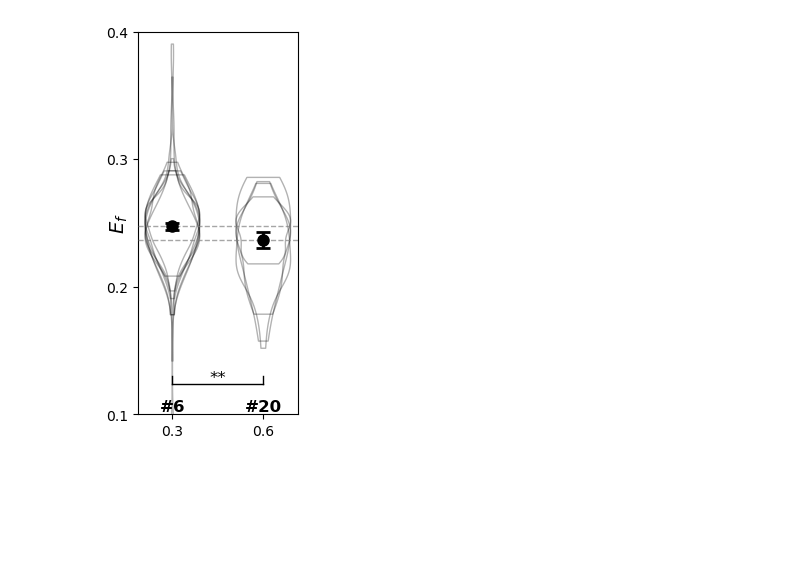
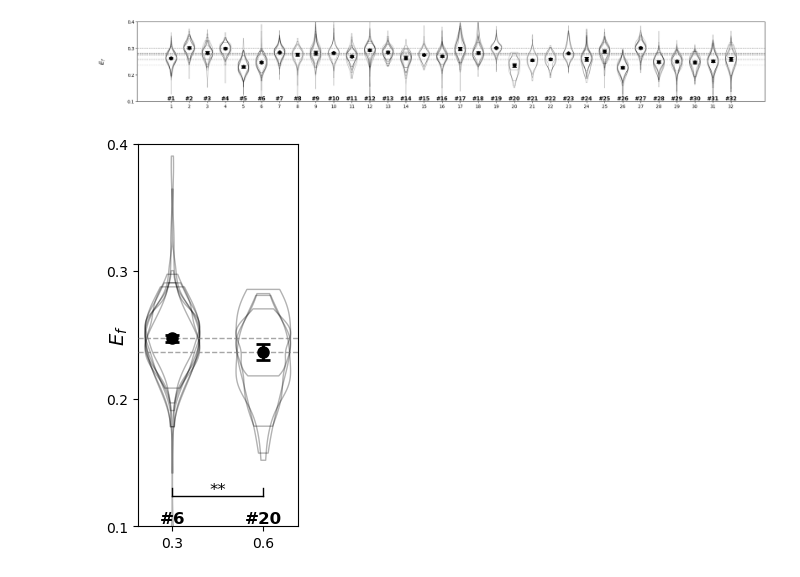
Before and after one commit to sukeniklab/GOOSE_2026, a Jupyter notebook: FRET_data_TB/ViolinPlots.ipynb, the cells around one changed output. Drawn from its saved outputs; the diff is of its cells as text; code cells hidden in the pictures; blank space fills up the shorter version.

Commit message:
added "all" violins

```diff
--- a/FRET_data_TB/ViolinPlots.ipynb
+++ b/FRET_data_TB/ViolinPlots.ipynb
@@ -108,14 +108,15 @@ def plot_violin_by_construct(df, constructs, column='Ef_cell', colors=None, figs
             mean_of_medians = np.mean(well_medians)
             std_of_medians = np.std(well_medians, ddof=1) if len(well_medians) > 1 else 0
 
-            # Add grey dashed horizontal line at mean of medians
-            ax.axhline(y=mean_of_medians,
-                      color='grey', linestyle='--', linewidth=1, zorder=5, alpha = .7)
-
             # Plot mean of medians as a point with error bar
             ax.errorbar(i, mean_of_medians, yerr=std_of_medians,
                        fmt='o', color='black', markersize=8,
                        linewidth=2, capsize=5, capthick=2, zorder=10)
+            # Add grey dashed horizontal line at mean of medians
+            if len(well_medians) < 5:
+                ax.axhline(y=mean_of_medians,
+                        color='grey', linestyle='--', linewidth=1, zorder=5, alpha = .7)
+
 
     # Set y-axis limits before positioning text and bars
     ax.set_ylim(bottom=bot, top=top)
@@ -202,6 +203,15 @@ def plot_violin_by_construct(df, constructs, column='Ef_cell', colors=None, figs
     #ax.set_title(title if title else f'{column} Distribution by Construct', fontsize=12)
 
     return fig, ax
+# %%
+fig, ax = plot_violin_by_construct(df, constructs=list(np.arange(1,33)),
+                                     column='Ef_cell',
+                                     xlabels=list(np.arange(1,33)),
+                                     figsize=(25, 3), top = .4, bot = 0.1,
+                                     ylabel=r'$E_{f}$',show_pvalues=False)
+plt.savefig('Figure_graphs/Fig2/all.svg')
+# %% [output]
+[figure, added]
 # %%
 fig, ax = plot_violin_by_construct(df, constructs=[6, 20],
                                      column='Ef_cell',
```
